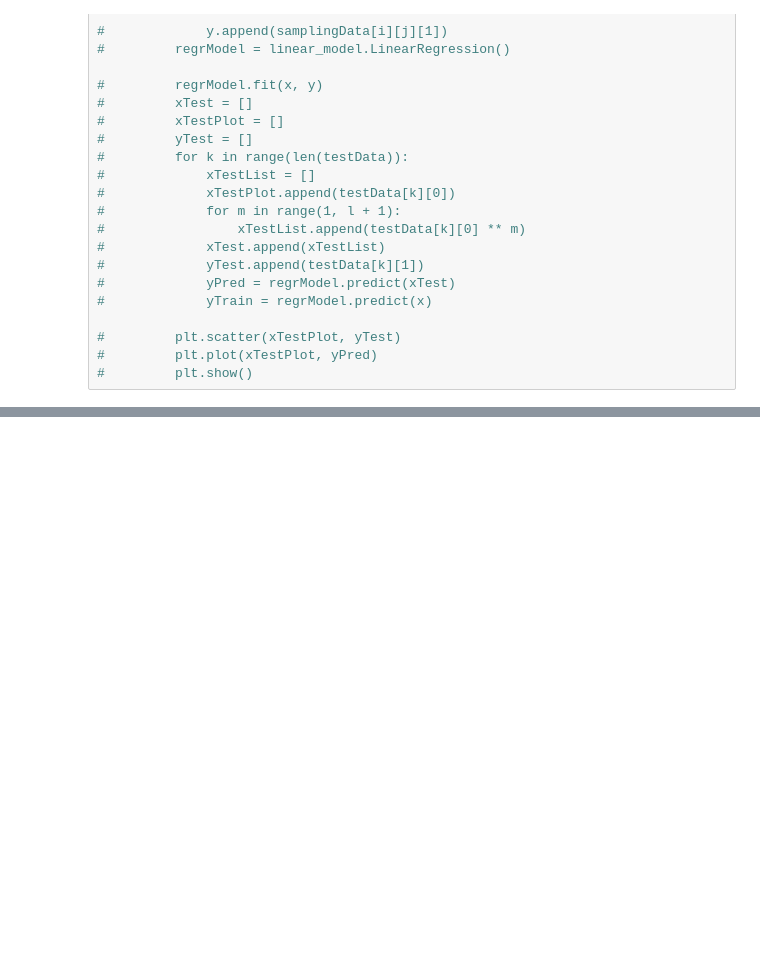
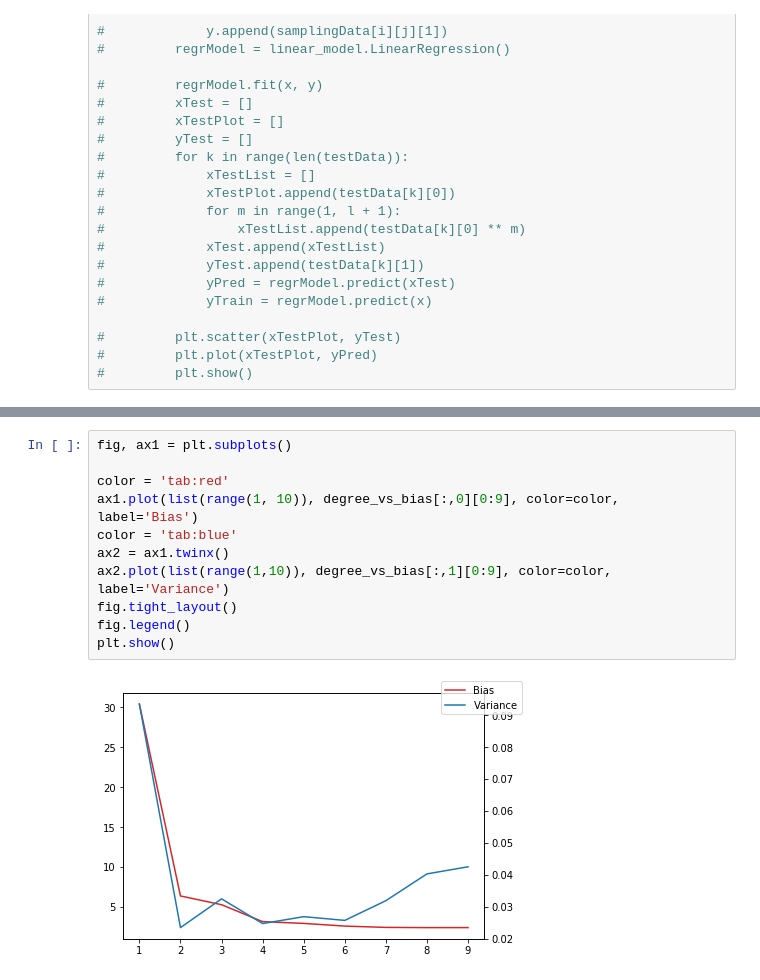
Before and after one commit to multipauls/MDLAssgn1, a Jupyter notebook: Q1_data/MDL-1.ipynb, the cells around one changed output, grey strips where cells are left out. Saved outputs shown, nothing was run; the diff lists cells and outputs as text; blank space fills up the shorter version.

```diff
--- a/Q1_data/MDL-1.ipynb
+++ b/Q1_data/MDL-1.ipynb
@@ -171,0 +174,13 @@ plt.show()
+# %%
+fig, ax1 = plt.subplots()
+
+color = 'tab:red'
+ax1.plot(list(range(1, 10)), degree_vs_bias[:,0][0:9], color=color, label='Bias')
+color = 'tab:blue'
+ax2 = ax1.twinx()
+ax2.plot(list(range(1,10)), degree_vs_bias[:,1][0:9], color=color, label='Variance')
+fig.tight_layout()
+fig.legend()
+plt.show()
+# %% [output]
+[figure, added]
```
Also changed, not shown: parts of 6 cells of this notebook, 8 other files.
